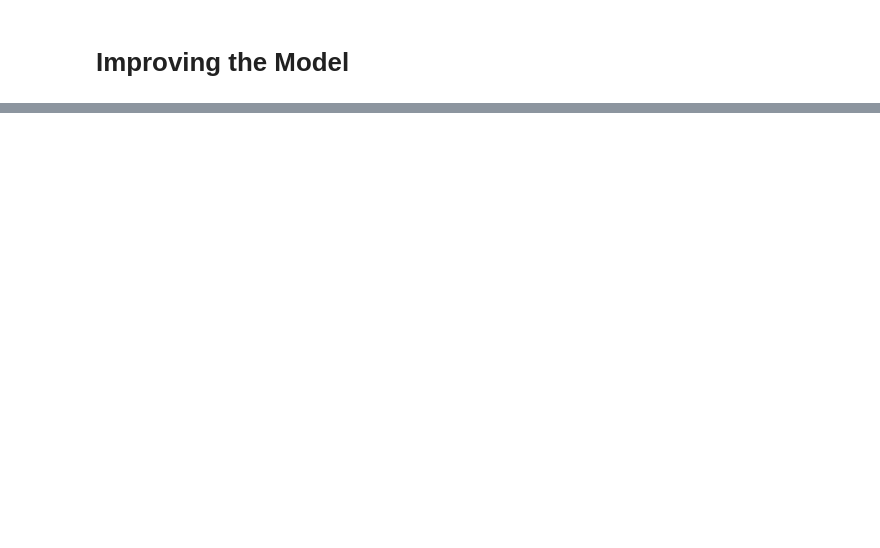
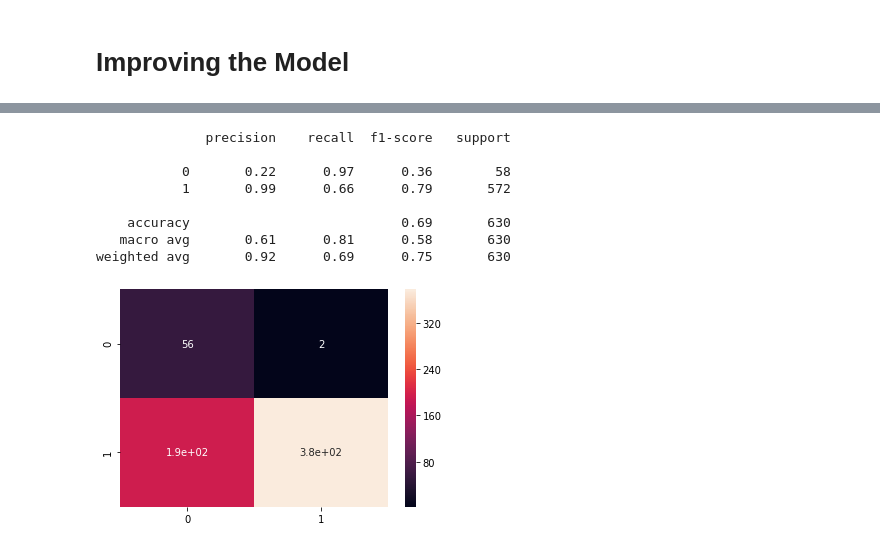
Before and after one commit to emresahinozden/Amazon-Classification-Sentiment_Analysis, a Jupyter notebook: Amazon_Alexa-Classification(Sentiment_Analysis).ipynb, the cells around one changed output, grey strips where cells are left out. Cells and saved outputs as stored; diff of their text form; code cells hidden in the pictures; blank space fills up the shorter version.

```diff
--- a/Amazon_Alexa-Classification(Sentiment_Analysis).ipynb
+++ b/Amazon_Alexa-Classification(Sentiment_Analysis).ipynb
@@ -280,0 +446,9 @@ Otherwise, we are missing the negative feedbacks, which are obviously more impor
+# %%
+from sklearn.metrics import make_scorer, roc_auc_score
+auc = make_scorer(roc_auc_score)
+# %%
+randomforest_classifier = RandomForestClassifier(class_weight={0:20,1:1})
+
+randomforest_random = RandomizedSearchCV(estimator = randomforest_classifier, param_distributions = random_grid, n_iter = 100, cv = 3, verbose=2, random_state=42, n_jobs = -1, scoring = auc)
+
+randomforest_random.fit(X_train, y_train)
@@ -280,0 +478,15 @@ Otherwise, we are missing the negative feedbacks, which are obviously more impor
+# %%
+y_predict = randomforest_random.best_estimator_.predict(X_test)
+cm = confusion_matrix(y_test, y_predict)
+sns.heatmap(cm, annot=True)
+print(classification_report(y_test, y_predict))
+# %% [output]
+              precision    recall  f1-score   support
+
+           0       0.22      0.97      0.36        58
+           1       0.99      0.66      0.79       572
+
+    accuracy                           0.69       630
+   macro avg       0.61      0.81      0.58       630
+weighted avg       0.92      0.69      0.75       630
+[figure, added]
```
Also changed, not shown: parts of 31 cells of this notebook.
